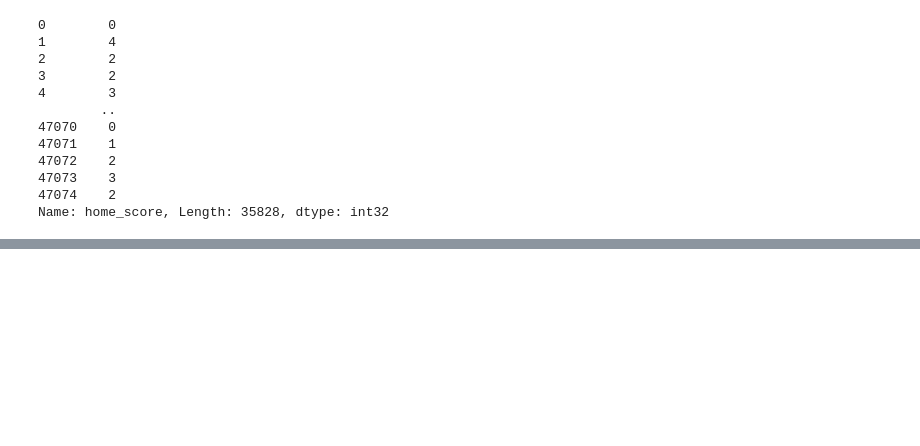
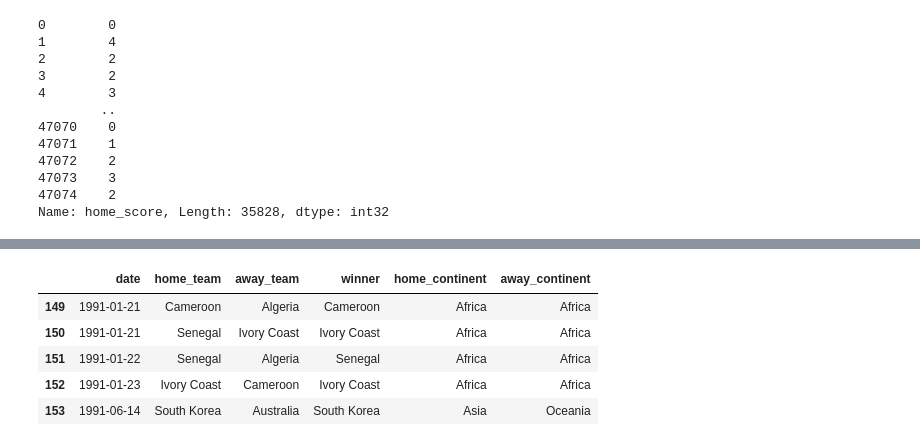
Before and after one commit to NiklasSeitherDHBW/Fussballergebnisse, a Jupyter notebook: Carlo_Model.ipynb, the cells around one changed output, grey strips where cells are left out. Cells and saved outputs as stored; diff of their text form; code cells hidden in the pictures; blank space fills up the shorter version.

```diff
--- a/Carlo_Model.ipynb
+++ b/Carlo_Model.ipynb
@@ -294,0 +898,7 @@ If the model instance has been used for another fit with different fit parameter
+# %%
+#drop na-values
+no_country_in_fifa_ranking_both = df_shootouts[(df_shootouts["home_continent"] == "Country not in Fifa Ranking") | (df_shootouts["away_continent"] == "Country not in Fifa Ranking")]
+
+df_shootouts_fifa = df_shootouts.drop(no_country_in_fifa_ranking_both.index)
+# %%
+df_shootouts_fifa = df_shootouts_fifa.drop(columns="first_shooter")
@@ -294,0 +907,2 @@ If the model instance has been used for another fit with different fit parameter
+# %%
+df_shootouts_fifa["date"] = pd.to_datetime(df_shootouts_fifa["date"])
@@ -294,0 +933,11 @@ If the model instance has been used for another fit with different fit parameter
+# %%
+df_shootouts_fifa = df_shootouts_fifa[df_shootouts_fifa["date"] >= pd.Timestamp('1991-01-01')]
+# %%
+df_shootouts_fifa.head()
+# %% [output]
+|  | date | home_team | away_team | winner | home_continent | away_continent |
+| 149 | 1991-01-21 | Cameroon | Algeria | Cameroon | Africa | Africa |
+| 150 | 1991-01-21 | Senegal | Ivory Coast | Ivory Coast | Africa | Africa |
+| 151 | 1991-01-22 | Senegal | Algeria | Senegal | Africa | Africa |
+| 152 | 1991-01-23 | Ivory Coast | Cameroon | Ivory Coast | Africa | Africa |
+| 153 | 1991-06-14 | South Korea | Australia | South Korea | Asia | Oceania |
```
Also changed, not shown: parts of 26 cells of this notebook, 2 other files.
